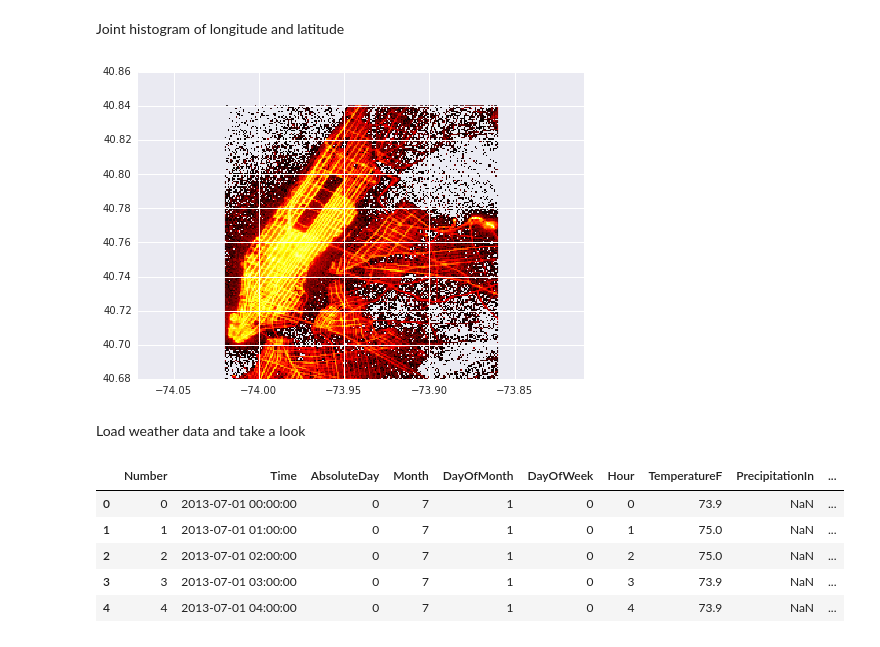
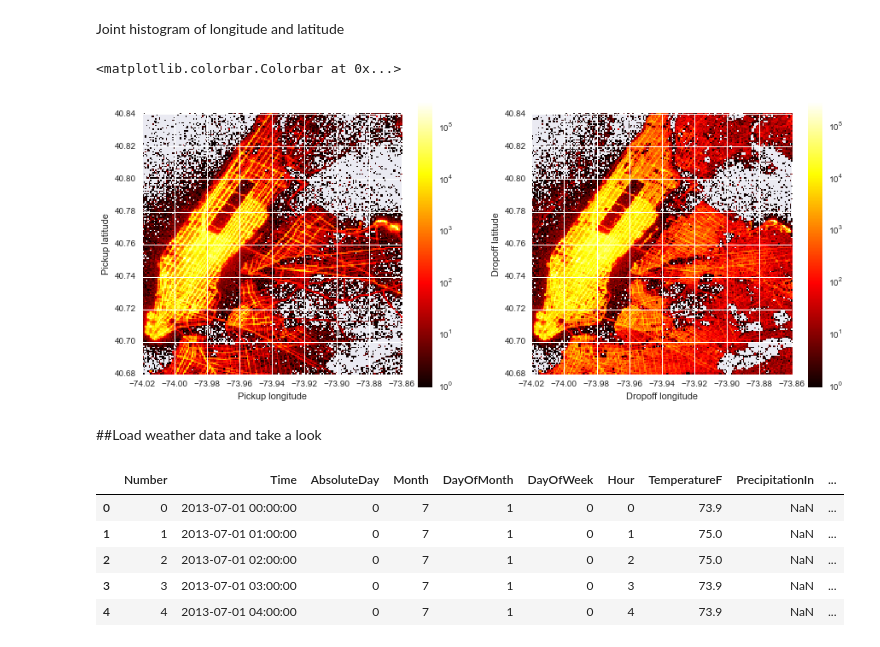
Before and after one commit to karstenkreis/NYC_Data_IPA, a Jupyter notebook: Taxi/explore_taxi3.ipynb, the cells around one changed output. Drawn from its saved outputs; the diff is of its cells as text; code cells hidden in the pictures.

```diff
--- a/Taxi/explore_taxi3.ipynb
+++ b/Taxi/explore_taxi3.ipynb
@@ -57,14 +93,31 @@ df['pickup_latitude'].hist(bins=histBinsLa)
 # %% [markdown]
 Joint histogram of longitude and latitude
-# %%
-x = df['pickup_longitude'].values
-y = df['pickup_latitude'].values
-plt.hist2d(x,y,bins=[histBinsLo, histBinsLa],norm=matplotlib.colors.LogNorm(),cmap='hot')
-limits = plt.axis('equal')
-# %% [output]
-[figure, removed]
+# %%
+f, axs = plt.subplots(1,2,figsize=(15,6))
+# Plot pickups
+x = df['pickup_longitude'].values
+y = df['pickup_latitude'].values
+im1 = axs[0].hist2d(x,y,bins=[histBinsLo, histBinsLa],norm=matplotlib.colors.LogNorm(),cmap='hot')
+axs[0].set_aspect('equal')
+axs[0].set_xlabel('Pickup longitude')
+axs[0].set_ylabel('Pickup latitude')
+plt.axes(axs[0])
+plt.colorbar(im1[3])
+
+# Plot dropoffs
+x = df['dropoff_longitude'].values
+y = df['dropoff_latitude'].values
+im2 = axs[1].hist2d(x,y,bins=[histBinsLo, histBinsLa],norm=matplotlib.colors.LogNorm(),cmap='hot')
+axs[1].set_aspect('equal')
+axs[1].set_xlabel('Dropoff longitude')
+axs[1].set_ylabel('Dropoff latitude')
+plt.axes(axs[1])
+plt.colorbar(im2[3])
+# %% [output]
+<matplotlib.colorbar.Colorbar at 0x...>
+[figure, added]
 # %% [markdown]
-Load weather data and take a look
+##Load weather data and take a look
 # %%
 weather_df = pd.read_pickle('../WEATHER/clean_weather.pkl')
 weather_df.head()
```
Also changed, not shown: parts of 33 cells of this notebook, 5 other files.
